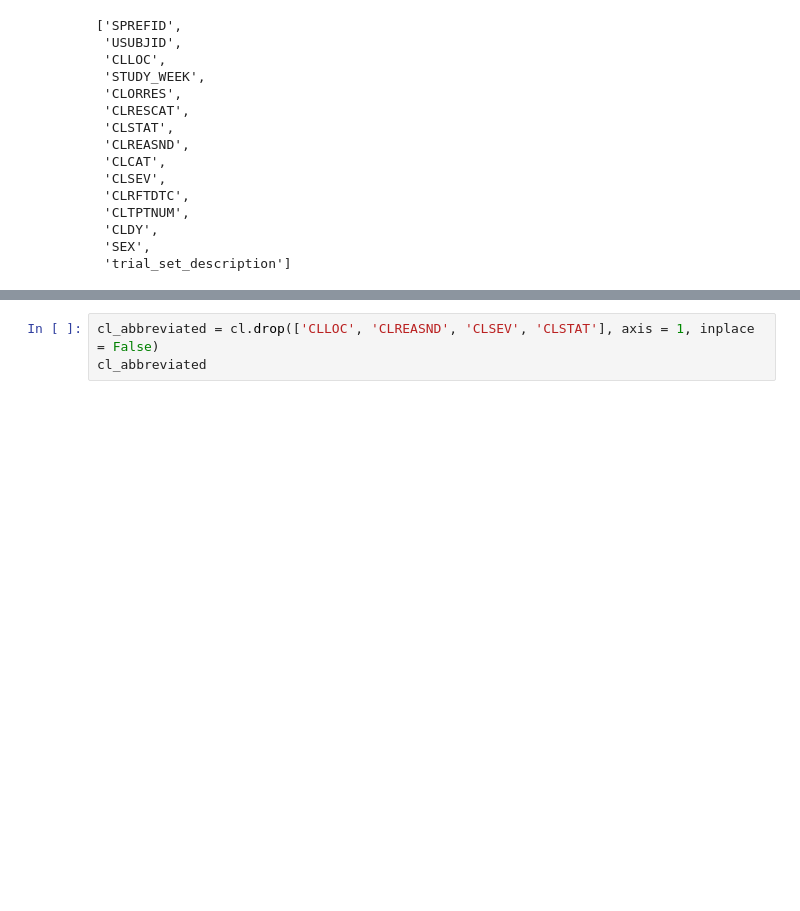
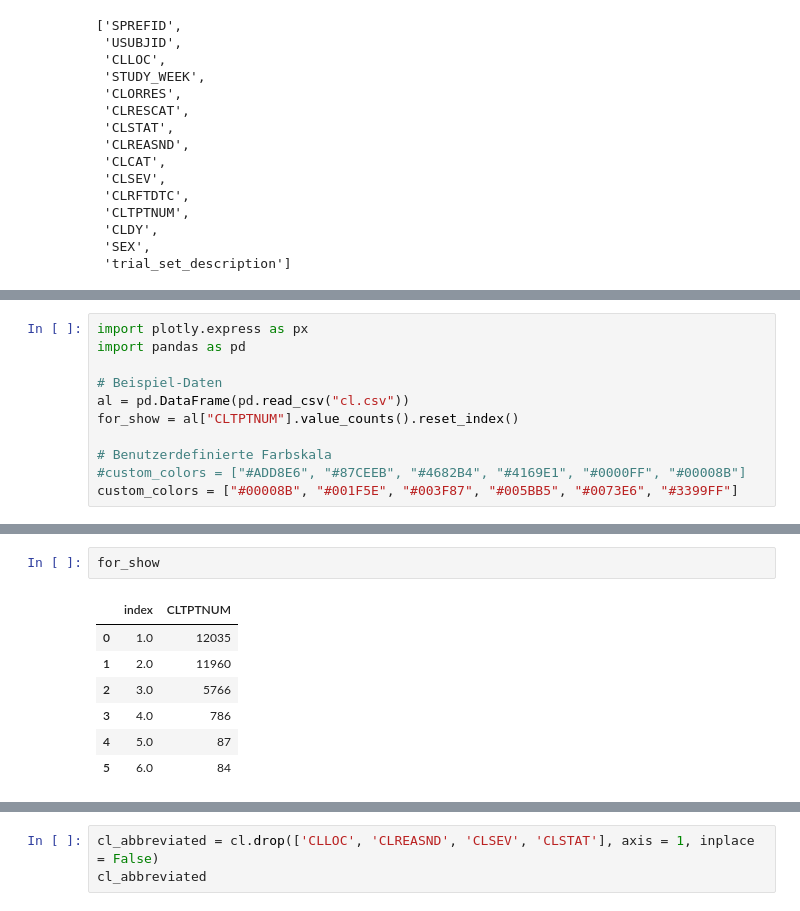
Before and after one commit to Alhag-Ali/Data_Challenges, a Jupyter notebook: project.ipynb, the cells around one changed output, grey strips where cells are left out. Drawn from its saved outputs; the diff is of its cells as text; blank space fills up the shorter version.

```diff
--- a/project.ipynb
+++ b/project.ipynb
@@ -2160,0 +2251,11 @@ list(cl)
+# %%
+import plotly.express as px
+import pandas as pd
+
+# Beispiel-Daten
+al = pd.DataFrame(pd.read_csv("cl.csv"))
+for_show = al["CLTPTNUM"].value_counts().reset_index()
+
+# Benutzerdefinierte Farbskala
+#custom_colors = ["#ADD8E6", "#87CEEB", "#4682B4", "#4169E1", "#0000FF", "#00008B"]
+custom_colors = ["#00008B", "#001F5E", "#003F87", "#005BB5", "#0073E6", "#3399FF"]
@@ -2160,0 +2282,10 @@ list(cl)
+# %%
+for_show
+# %% [output]
+|  | index | CLTPTNUM |
+| 0 | 1.0 | 12035 |
+| 1 | 2.0 | 11960 |
+| 2 | 3.0 | 5766 |
+| 3 | 4.0 | 786 |
+| 4 | 5.0 | 87 |
+| 5 | 6.0 | 84 |
```
Also changed, not shown: parts of 19 cells of this notebook.
